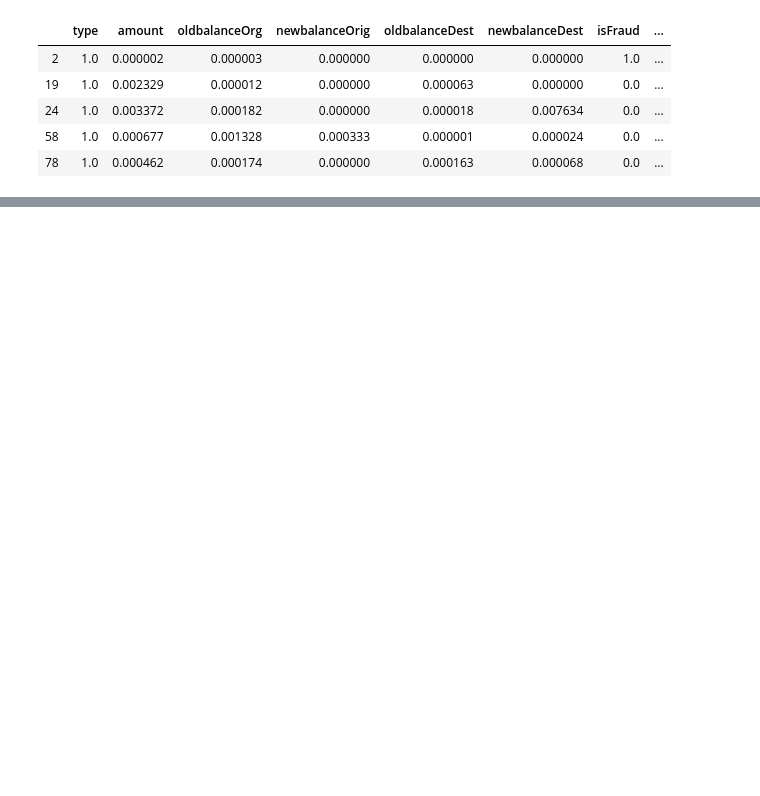
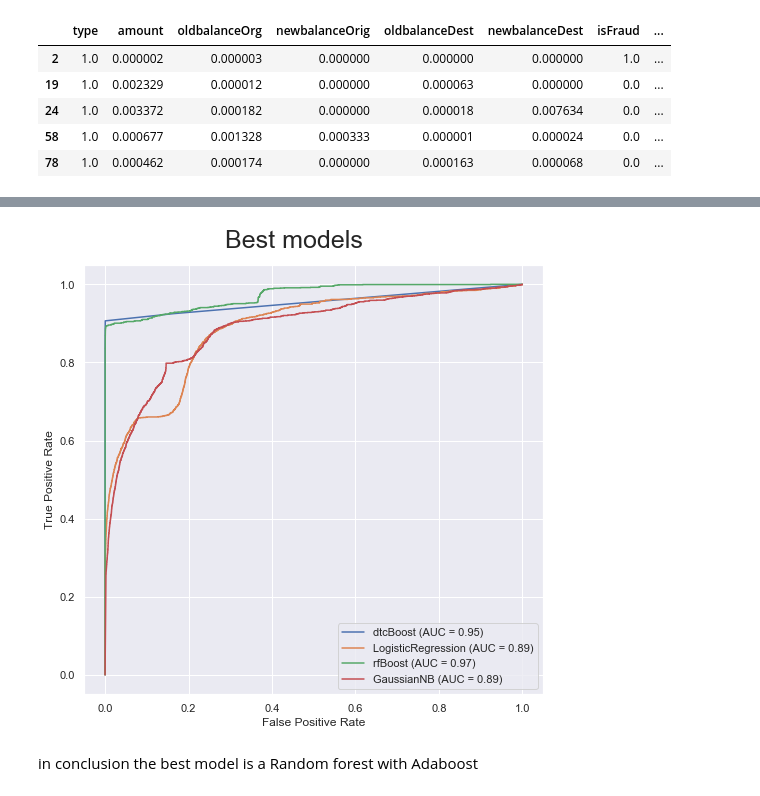
Before and after one commit to MtheEPIC/KaggleProj, a Jupyter notebook: CardTransaction.ipynb, the cells around one changed output, grey strips where cells are left out. Saved outputs shown, nothing was run; the diff lists cells and outputs as text; code cells hidden in the pictures; blank space fills up the shorter version.

```diff
--- a/CardTransaction.ipynb
+++ b/CardTransaction.ipynb
@@ -582,0 +825,9 @@ evaluate(y_test, predictions)
+# %%
+# grid adaboost
+parm_grid = dict(n_estimators=np.arange(5, 15, 1), learning_rate=np.linspace(0, 3, 30))
+grid = RandomizedSearchCV(rfBoost, parm_grid, cv=3, scoring='roc_auc', n_iter=2, random_state=0, n_jobs=4)
+grid.fit(X_train, y_train)
+print(grid.best_params_)
+rfBoostCV = grid.best_estimator_
+predictions = grid.predict(X_test)
+evaluate(y_test, predictions)
@@ -582,0 +967,15 @@ evaluate(y_test, predictions)
+# %%
+fig, ax = plt.subplots(figsize=(7, 7), constrained_layout=True)
+
+plot_roc_curve(dtcBoost, X_test, y_test, ax=ax, name='dtcBoost')
+plot_roc_curve(lr, X_test, y_test, ax=ax)
+plot_roc_curve(rfBoost, X_test, y_test, ax=ax, name='rfBoost')
+plot_roc_curve(gnb, X_test, y_test, ax=ax)
+
+fig.suptitle ('Best models', fontsize=supSize)
+
+plt.show()
+# %% [output]
+[figure, added]
+# %% [markdown]
+in conclusion the best model is a Random forest with Adaboost
```
Also changed, not shown: parts of 90 cells of this notebook.
